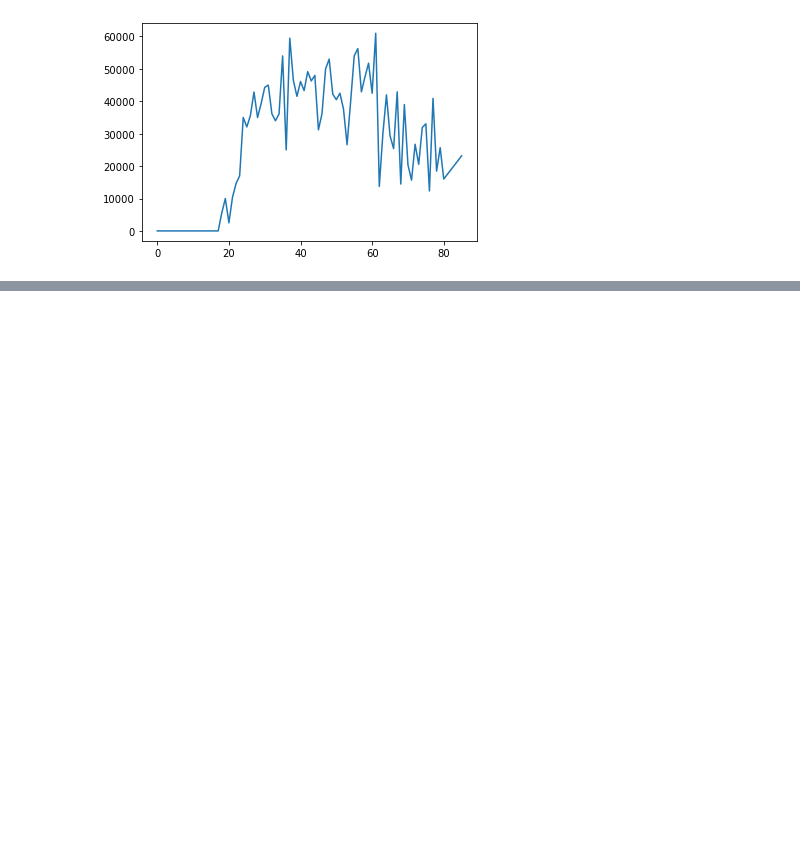
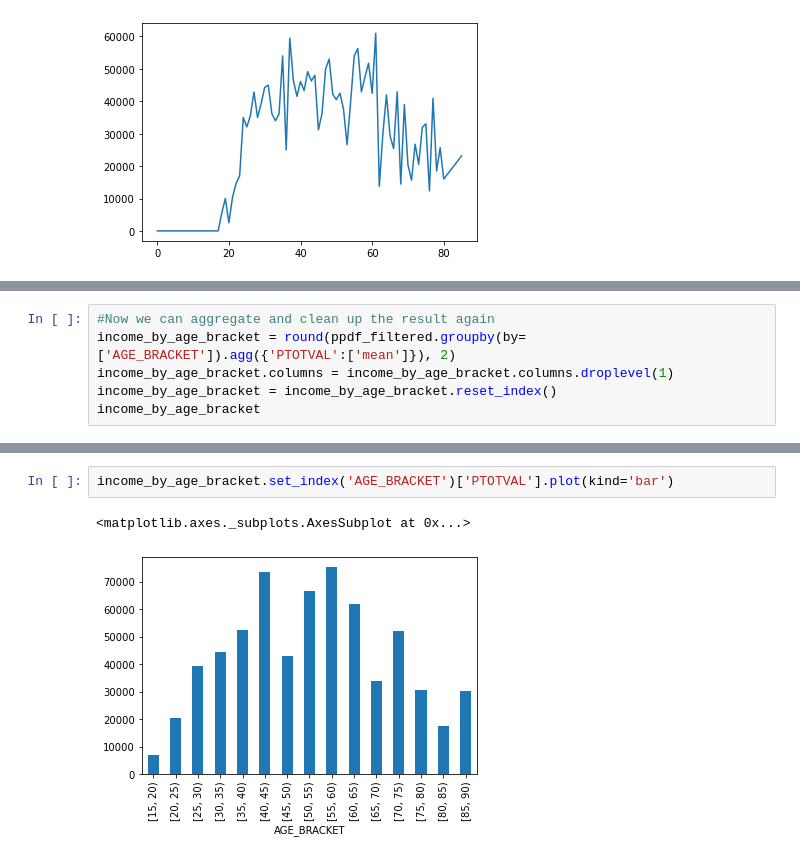
Before and after one commit to abrunlinger/Quarantine-Lifestyle-Analysis, a Jupyter notebook: notebooks/Quarantine Analysis.ipynb, the cells around one changed output, grey strips where cells are left out. Cells and saved outputs as stored; diff of their text form; blank space fills up the shorter version.

```diff
--- a/notebooks/Quarantine Analysis.ipynb
+++ b/notebooks/Quarantine Analysis.ipynb
@@ -124,0 +188,6 @@ plt.show()
+# %%
+#Now we can aggregate and clean up the result again
+income_by_age_bracket = round(ppdf_filtered.groupby(by=['AGE_BRACKET']).agg({'PTOTVAL':['mean']}), 2)
+income_by_age_bracket.columns = income_by_age_bracket.columns.droplevel(1)
+income_by_age_bracket = income_by_age_bracket.reset_index()
+income_by_age_bracket
@@ -124,0 +223,5 @@ plt.show()
+# %%
+income_by_age_bracket.set_index('AGE_BRACKET')['PTOTVAL'].plot(kind='bar')
+# %% [output]
+<matplotlib.axes._subplots.AxesSubplot at 0x...>
+[figure, added]
```
Also changed, not shown: parts of 10 cells of this notebook, 1 other file.
